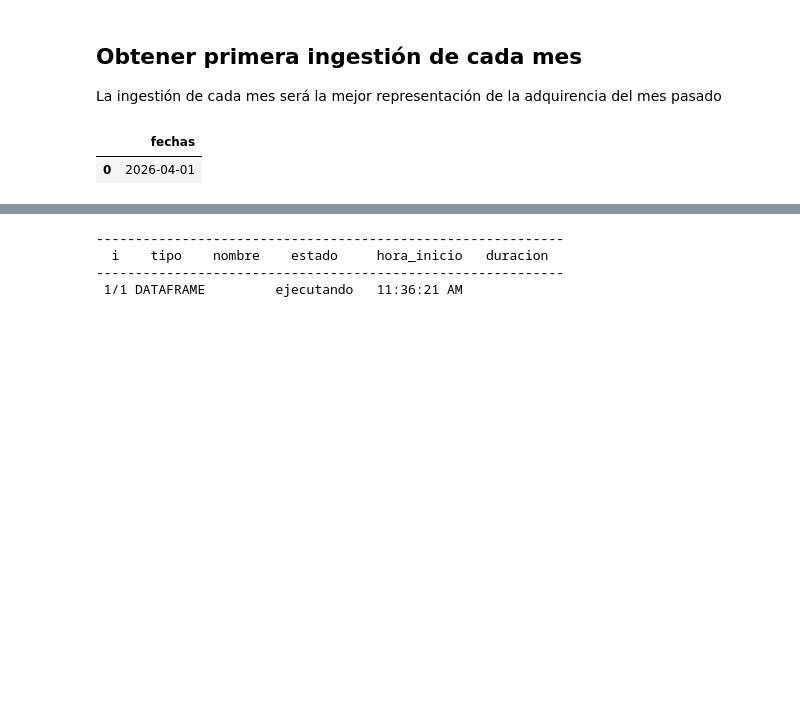
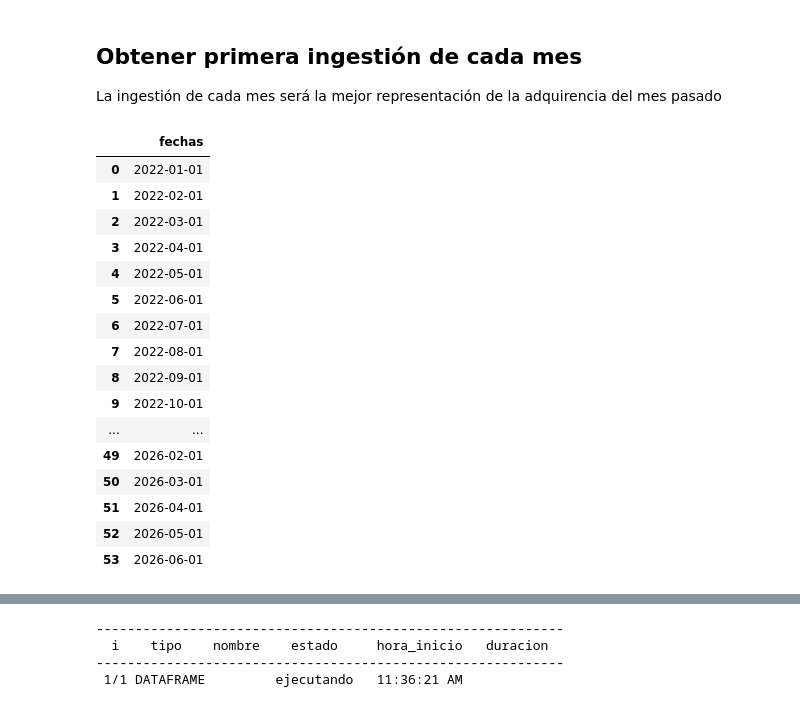
Before and after one commit to Santlond/ADQUIRENCIA_FERIA_EVA_github, a Jupyter notebook: vinculacion_adquirencia.ipynb, the cells around one changed output, grey strips where cells are left out. Drawn from its saved outputs; the diff is of its cells as text; code cells hidden in the pictures; blank space fills up the shorter version.

```diff
--- a/vinculacion_adquirencia.ipynb
+++ b/vinculacion_adquirencia.ipynb
@@ -236,37 +236,52 @@ La ingestión de cada mes será la mejor representación de la adquirencia del m
 # %%
 # Construcción histórico trxs
 # Se selecciona el rango de tiempo de las ingestiones a almacenar [Esto para efectos de facilitar la actualización del histórico]
-fecha_inicial = '2026-04-01' # MODIFICAR. DEBE SER EL PRIMER DÍA DE INGESTIÓN DE TRANSACCIONES A ALMACENAR O EL SIGUIENTE DÍA DESPUÉS DEL ÚLTIMO EN UNA ACTUALIZACIÓN.
-fecha_final = '2026-04-30' # MODIFICAR. DEBE SER EL ÚLTIMO DÍA DE INGESTIÓN DE TRANSACCIONES ALMACENADAS O EL DÍA MÁS RECIENTE EN UNA ACTUALIZACIÓN
+fecha_inicial = '2022-01-01' # MODIFICAR. DEBE SER EL PRIMER DÍA DE INGESTIÓN DE TRANSACCIONES A ALMACENAR O EL SIGUIENTE DÍA DESPUÉS DEL ÚLTIMO EN UNA ACTUALIZACIÓN.
+fecha_final = '2026-06-30' # MODIFICAR. DEBE SER EL ÚLTIMO DÍA DE INGESTIÓN DE TRANSACCIONES ALMACENADAS O EL DÍA MÁS RECIENTE EN UNA ACTUALIZACIÓN
 
 fecha_inicial_ts = pd.to_datetime(fecha_inicial)
 fecha_final_ts = pd.to_datetime(fecha_final)
 fechas = pd.date_range(start=fecha_inicial, end=fecha_final, freq='MS')
 
 # Ir por las particiones del siguiente mes que contendrá las vinculaciones del mes anterior
 siguiente_mes = fechas[-1] + relativedelta(months=1)
 
 
 # # Ir por las particiones del siguiente mes que contendrá las compras de los últimos días del reango de tiempo deseado
 # pri_dia_part = fechas[-1] + relativedelta(days=1)
 # pri_dia_part = pri_dia_part.date().isoformat() # Primer día de partición para buscar compras del primer día.
 # ult_dia_part = fechas[-1] + relativedelta(days=10)
 # ult_dia_part = ult_dia_part.date().isoformat()
 # fechas_faltantes = pd.date_range(start=pri_dia_part, end=ult_dia_part, freq='D')
 
 # # siguiente_dias = dt.datetime(siguientes_dias.year, siguientes_dias.month, calendar.monthrange(siguientes_dias.year, siguientes_dias.month)[1])
 # fechas = fechas.append(fechas_faltantes)
 
 # df_config
 df_config = pd.DataFrame({'fechas': fechas})
 # # df_config['year'] = df_config['fechas'].dt.year
 # # df_config['month'] = df_config['fechas'].dt.month
 # # df_config['day'] = df_config['fechas'].dt.day
 # df_config['sgte_mes'] = df_config['fechas'].apply(lambda x: x + relativedelta(months=1))
 df_config
 # %% [output]
 |  | fechas |
-| 0 | 2026-04-01 |
+| 0 | 2022-01-01 |
+| 1 | 2022-02-01 |
+| 2 | 2022-03-01 |
+| 3 | 2022-04-01 |
+| 4 | 2022-05-01 |
+| 5 | 2022-06-01 |
+| 6 | 2022-07-01 |
+| 7 | 2022-08-01 |
+| 8 | 2022-09-01 |
+| 9 | 2022-10-01 |
+| ... | ... |
+| 49 | 2026-02-01 |
+| 50 | 2026-03-01 |
+| 51 | 2026-04-01 |
+| 52 | 2026-05-01 |
+| 53 | 2026-06-01 |
 # %%
 # Obtener primer día de ingestión de cada mes y almacenar en un dataframe llamado df_1_dia_ing_vinc
 df_1_dia_ing_vinc = pd.DataFrame()
```
Also changed, not shown: parts of 4 cells of this notebook, 24 other files.
